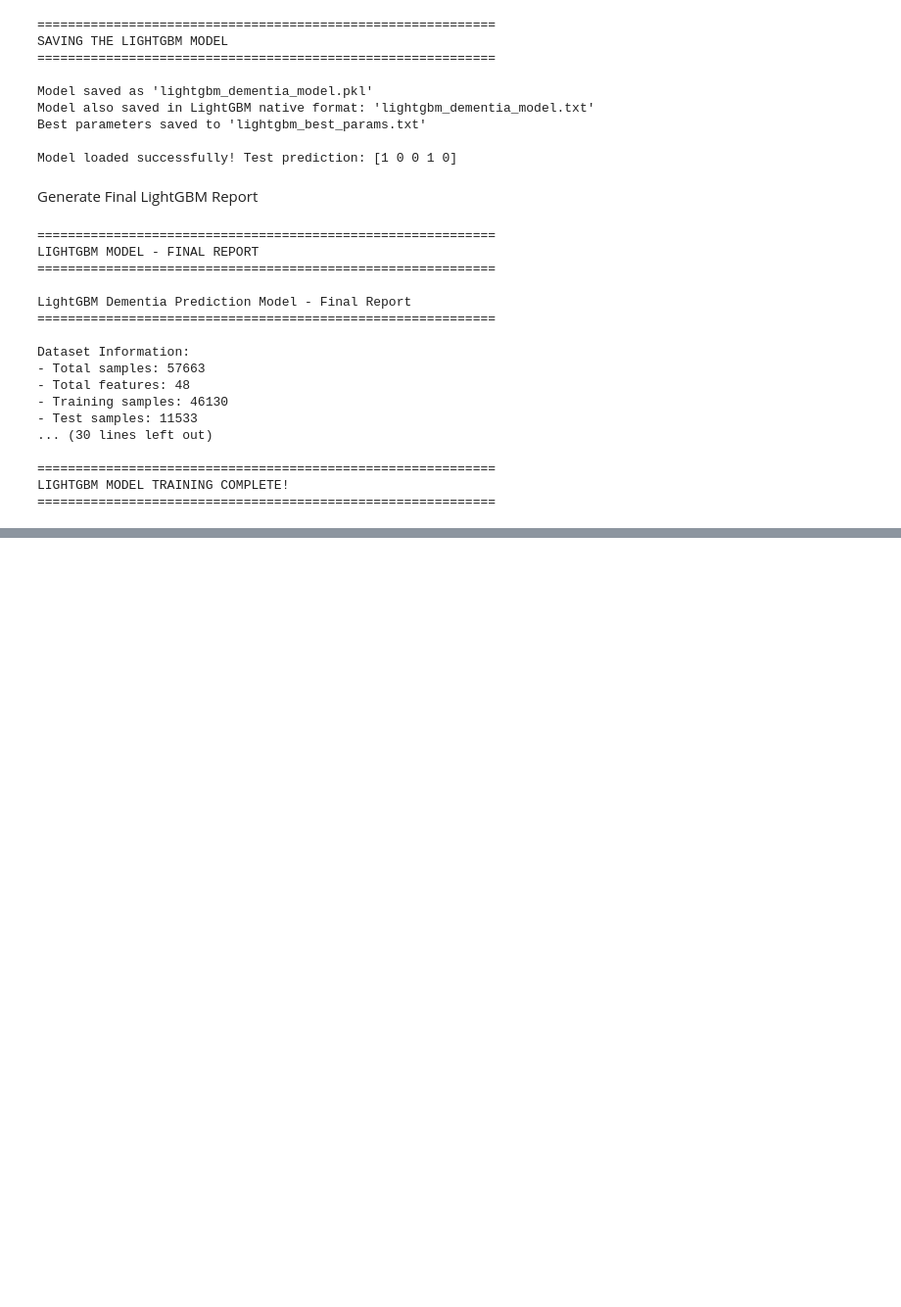
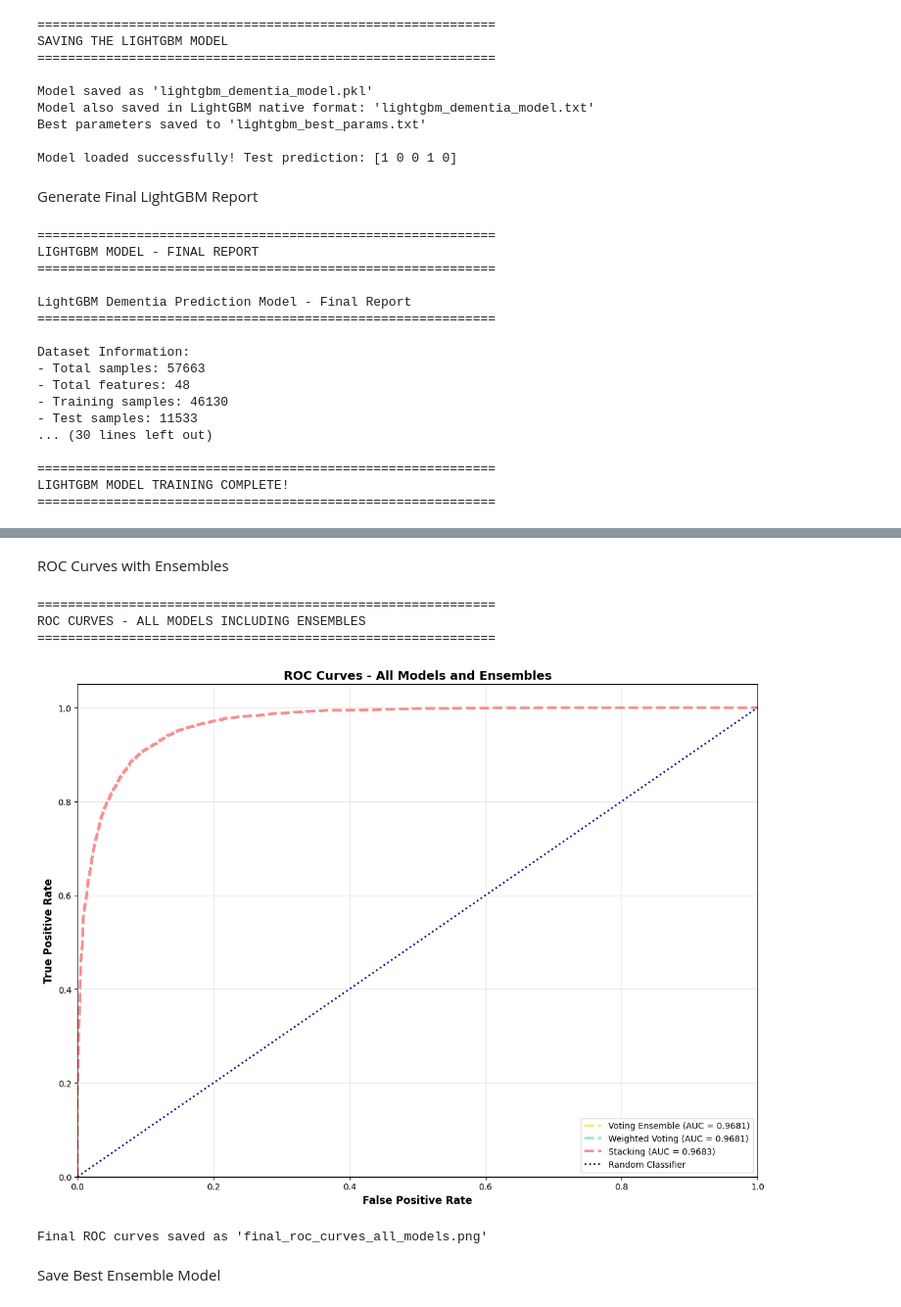
Before and after one commit to Senuri292/ATOMIC-DementiaPredictionModel, a Jupyter notebook: model_training.ipynb, the cells around one changed output, grey strips where cells are left out. Shown at 98% size. Cells and saved outputs as stored; diff of their text form; code cells hidden in the pictures; blank space fills up the shorter version.

```diff
--- a/model_training.ipynb
+++ b/model_training.ipynb
@@ -2008,0 +2429,52 @@ LIGHTGBM MODEL TRAINING COMPLETE!
+# %% [markdown]
+ROC Curves with Ensembles
+# %%
+print("\n" + "="*60)
+print("ROC CURVES - ALL MODELS INCLUDING ENSEMBLES")
+print("="*60)
+
+# Calculate ROC curves for ensembles
+fpr_voting, tpr_voting, _ = roc_curve(y_test, y_pred_proba_voting)
+fpr_weighted, tpr_weighted, _ = roc_curve(y_test, y_pred_proba_weighted)
+fpr_stacking, tpr_stacking, _ = roc_curve(y_test, y_pred_proba_stacking)
+
+
+# Plot all ROC curves
+plt.figure(figsize=(12, 9))
+
+
+# Ensemble models
+plt.plot(fpr_voting, tpr_voting, lw=3,
+         label=f'Voting Ensemble (AUC = {roc_auc_score(y_test, y_pred_proba_voting):.4f})',
+         color='#FFE66D', linestyle='--')
+plt.plot(fpr_weighted, tpr_weighted, lw=3,
+         label=f'Weighted Voting (AUC = {roc_auc_score(y_test, y_pred_proba_weighted):.4f})',
+         color='#A8E6CF', linestyle='--')
+plt.plot(fpr_stacking, tpr_stacking, lw=3,
+         label=f'Stacking (AUC = {roc_auc_score(y_test, y_pred_proba_stacking):.4f})',
+         color='#FF8B94', linestyle='--')
+
+# Random classifier
+plt.plot([0, 1], [0, 1], color='navy', lw=2, linestyle=':',
+         label='Random Classifier')
+
+plt.xlim([0.0, 1.0])
+plt.ylim([0.0, 1.05])
+plt.xlabel('False Positive Rate', fontsize=12, fontweight='bold')
+plt.ylabel('True Positive Rate', fontsize=12, fontweight='bold')
+plt.title('ROC Curves - All Models and Ensembles', fontsize=14, fontweight='bold')
+plt.legend(loc="lower right", fontsize=10)
+plt.grid(alpha=0.3)
+plt.tight_layout()
+plt.savefig('final_roc_curves_all_models.png', dpi=300, bbox_inches='tight')
+plt.show()
+
+print("Final ROC curves saved as 'final_roc_curves_all_models.png'")
+# %% [output]
+============================================================
+ROC CURVES - ALL MODELS INCLUDING ENSEMBLES
+============================================================
+[figure, added]
+Final ROC curves saved as 'final_roc_curves_all_models.png'
+# %% [markdown]
+Save Best Ensemble Model
```
Also changed, not shown: parts of 30 cells of this notebook.
